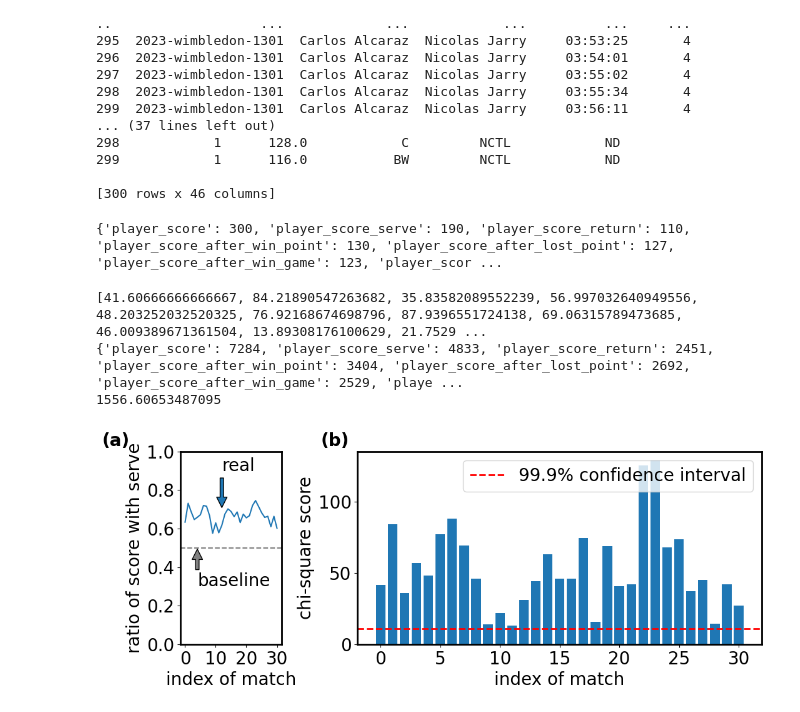
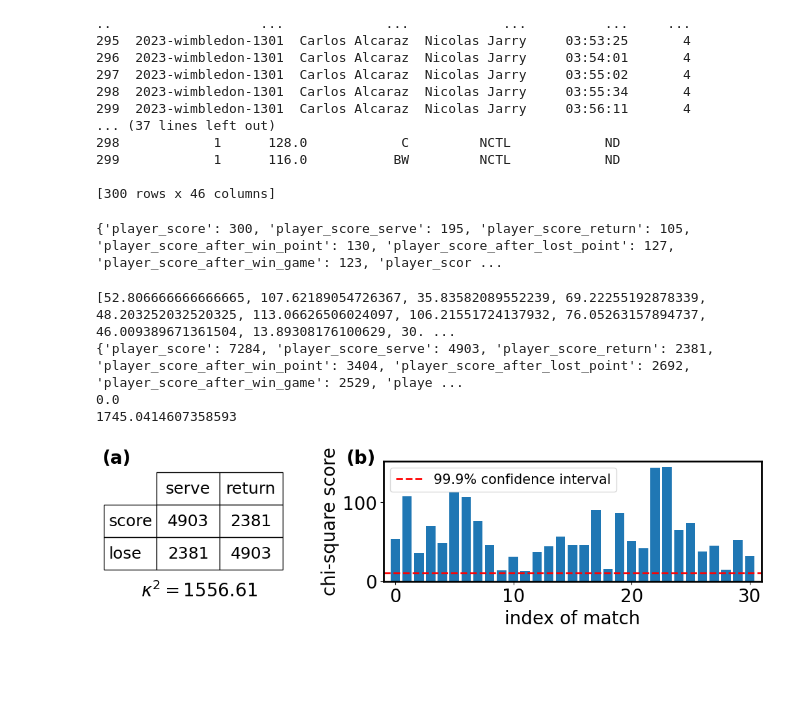
Before and after one commit to chengstones/20240201, a Jupyter notebook: Code/Kappa_v2.ipynb, the cells around one changed output. Drawn from its saved outputs; the diff is of its cells as text; code cells hidden in the pictures; blank space fills up the shorter version.

```diff
--- a/Code/Kappa_v2.ipynb
+++ b/Code/Kappa_v2.ipynb
@@ -6,8 +6,10 @@ import matplotlib.pyplot as plt
 plt.rcParams['font.size'] = 20
 # 加粗图片边框
 plt.rcParams['axes.linewidth'] = 2
+# legend尺寸
+plt.rcParams['legend.fontsize'] = 15
 # %%
-data_path = r'C:\Users\cheng\Desktop\20240201\Question\Wimbledon_featured_matches.csv'
+data_path = r'..\Question\Wimbledon_featured_matches.csv'
 data = pd.read_csv(data_path)
 print(data.head())
 # %% [output]
@@ -74,8 +76,6 @@ print(sample_match)
 # %%
 def analyse_match(match):
     match_id = match['match_id']
-    player1 = match['player1']
-    player2 = match['player2']
     # point_victor,winner of the point,"1 if player 1 wins, 2 if player 2 wins"
     # 统计单盘比赛中每个球员的得分情况
     set_grouped = match.groupby('set_no')
@@ -110,9 +110,9 @@ def analyse_match(match):
         last_game_winner = 0
         for game_no, game_data in game_grouped:
             last_point_winner = 0
-            server = game_data['server'].values[0]
             for point_no, point_data in game_data.iterrows():
                 point_victor = point_data['point_victor']
+                server = point_data['server']
 
                 res_dict['player_score'] += 1
                 res_dict['player_score_serve'] += (server == point_victor)
@@ -147,7 +147,7 @@ def analyse_match(match):
 res_dict = analyse_match(sample_match)
 print(res_dict)
 # %% [output]
-{'player_score': 300, 'player_score_serve': 190, 'player_score_return': 110, 'player_score_after_win_point': 130, 'player_score_after_lost_point': 127, 'player_score_after_win_game': 123, 'player_scor ...
+{'player_score': 300, 'player_score_serve': 195, 'player_score_return': 105, 'player_score_after_win_point': 130, 'player_score_after_lost_point': 127, 'player_score_after_win_game': 123, 'player_scor ...
 # %%
 import scipy.stats as stats
 
@@ -186,59 +186,58 @@ for match_id, match in grouped:
         match_all[key] += res_dict_all[key]
 print(match_all)
 chi_square_score_all = chi_square_test_serve(match_all)
+# p值为
+print(stats.chi2_contingency([[match_all['player_score_serve'], match_all['player_score_return']], [match_all['player_score_return'], match_all['player_score_serve']]])[1])
 print(chi_square_score_all)
 
 # 可视化发球优势kappa
 fondsize = 20
-fig, axes = plt.subplots(1, 2, figsize=(12, 4), width_ratios=[1, 4])
+fig, axes = plt.subplots(1, 2, figsize=(12, 2.4), width_ratios=[1, 3])
 # 两个子图间加间距
-plt.subplots_adjust(wspace=0.3)
+plt.subplots_adjust(wspace=0.4)
 
-# 堆叠箱线图，显示每局比赛中先发优势的分布情况
+# 堆叠连列表，显示每局比赛中先发优势的分布情况
 ax = axes[0]
-ax.plot(ratio_of_score_with_serve)
-# 添加箭头和文字 real, 字体大小
-ax.annotate('real', xy=(12, 0.7), xytext=(12, 0.9),
-            arrowprops=dict( shrink=0.05),
-            fontsize=fondsize
-            )
-ax.axhline(y=0.5, color='grey', linestyle='--', label='50%')
-# 添加箭头和文字 baseline, 字体大小
-ax.annotate('baseline', xy=(4, 0.5), xytext=(4, 0.3),
-            arrowprops=dict(facecolor='grey', shrink=0.05),
-            fontsize=fondsize
-            )
+row_label = ['score', 'lose']
+col_label = ['serve', 'return']
+values = [[match_all['player_score_serve'], match_all['player_score_return']], [match_all['player_score_return'], match_all['player_score_serve']]]
+# 增大行宽度
+table = ax.table(cellText=values, rowLabels=row_label, colLabels=col_label, loc='center', cellLoc='center')
+table.scale(1, 3)
+table.set_fontsize(fondsize)
 
-ax.set_xlabel('index of match', fontsize=fondsize)
-ax.set_ylabel('ratio of score with serve', fontsize=fondsize)
-# plt.title('Ratio of score with serve', fontsize=fondsize)
-ax.set_xticks(np.arange(0, 31, 10))
-ax.set_yticks(np.arange(0, 1.1, 0.2))
+ax.axis('off')
+# 图标下加文字 $kappa = $
+ax.text(0.8, 0, r'$\kappa^2 = 1556.61$', transform=ax.transAxes, fontsize=fondsize, weight='bold', va='top', ha='right')
+
 # 图左上标号（a）
-ax.text(-0.5, 1.1, '(a)', transform=ax.transAxes, fontsize=fondsize, weight='bold', va='top', ha='right')
+ax.text(-0.2, 1.1, '(a)', transform=ax.transAxes, fontsize=fondsize, weight='bold', va='top', ha='right')
 
 ax = axes[1]
 ax.bar(np.arange(len(chi_square_score_list)), chi_square_score_list)
 ax.set_xlabel('index of match', fontsize=fondsize)
+ax.set_xlim(-1, len(chi_square_score_list))
+
 ax.set_ylabel('chi-square score', fontsize=fondsize)
 # plt.title('Chi-square score of serve advantage', fontsize=fondsize)
 # 置信度
 # ax.axhline(y=3.841, color='r', linestyle='--', label='95% confidence interval')
 # ax.axhline(y=6.635, color='g', linestyle='--', label='99% confidence interval')
 ax.axhline(y=10.827, color='r', linestyle='--', label='99.9% confidence interval', linewidth=2)
 ax.legend()
 # 图左上标号（b）
 ax.text(-0.02, 1.1, '(b)', transform=ax.transAxes, fontsize=fondsize, weight='bold', va='top', ha='right')
 save_path = r'C:\Users\cheng\Desktop\20240201\Latex\figures\serve_advantage_kappa.png'
 plt.savefig(save_path, bbox_inches='tight', dpi=300)
 plt.savefig(save_path.replace('.png', '.svg'), bbox_inches='tight', dpi=300)
 plt.savefig(save_path.replace('.png', '.pdf'), bbox_inches='tight', dpi=300)
 plt.show()
 # %% [output]
-[41.60666666666667, 84.21890547263682, 35.83582089552239, 56.997032640949556, 48.203252032520325, 76.92168674698796, 87.9396551724138, 69.06315789473685, 46.009389671361504, 13.89308176100629, 21.7529 ...
-{'player_score': 7284, 'player_score_serve': 4833, 'player_score_return': 2451, 'player_score_after_win_point': 3404, 'player_score_after_lost_point': 2692, 'player_score_after_win_game': 2529, 'playe ...
-1556.60653487095
+[52.806666666666665, 107.62189054726367, 35.83582089552239, 69.22255192878339, 48.203252032520325, 113.06626506024097, 106.21551724137932, 76.05263157894737, 46.009389671361504, 13.89308176100629, 30. ...
+{'player_score': 7284, 'player_score_serve': 4903, 'player_score_return': 2381, 'player_score_after_win_point': 3404, 'player_score_after_lost_point': 2692, 'player_score_after_win_game': 2529, 'playe ...
+0.0
+1745.0414607358593
-[figure, old version]
+[figure, new version]
 # %%
 # 条件独立性检验（发球=True）
 def chi_square_test_after_win_point_with_server(res_dict):
```
Also changed, not shown: parts of 8 cells of this notebook, 32 other files.
